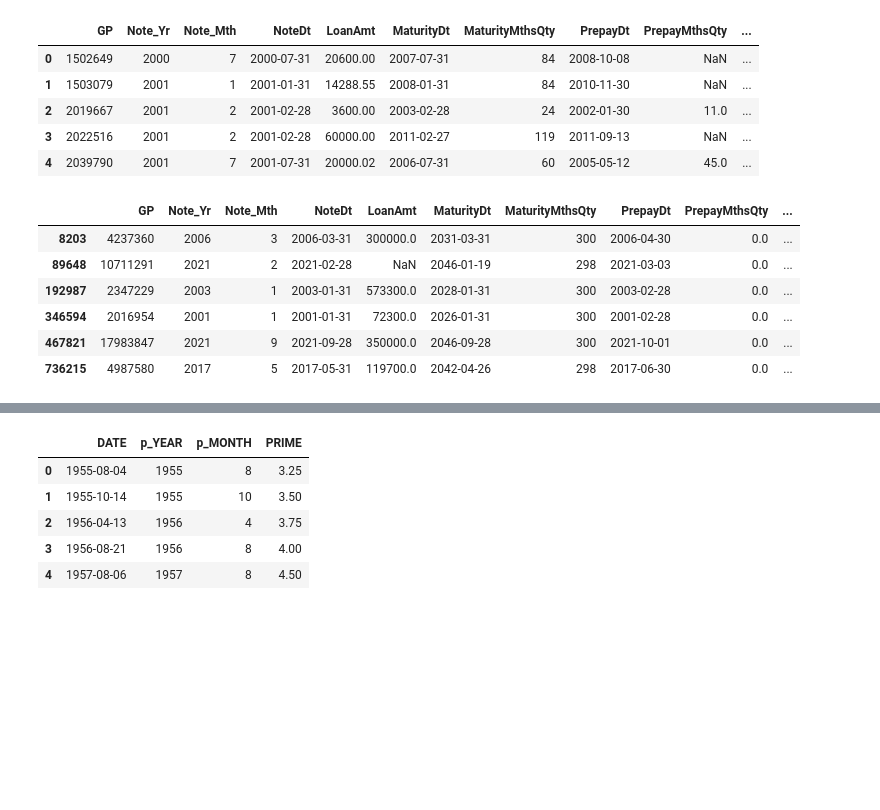
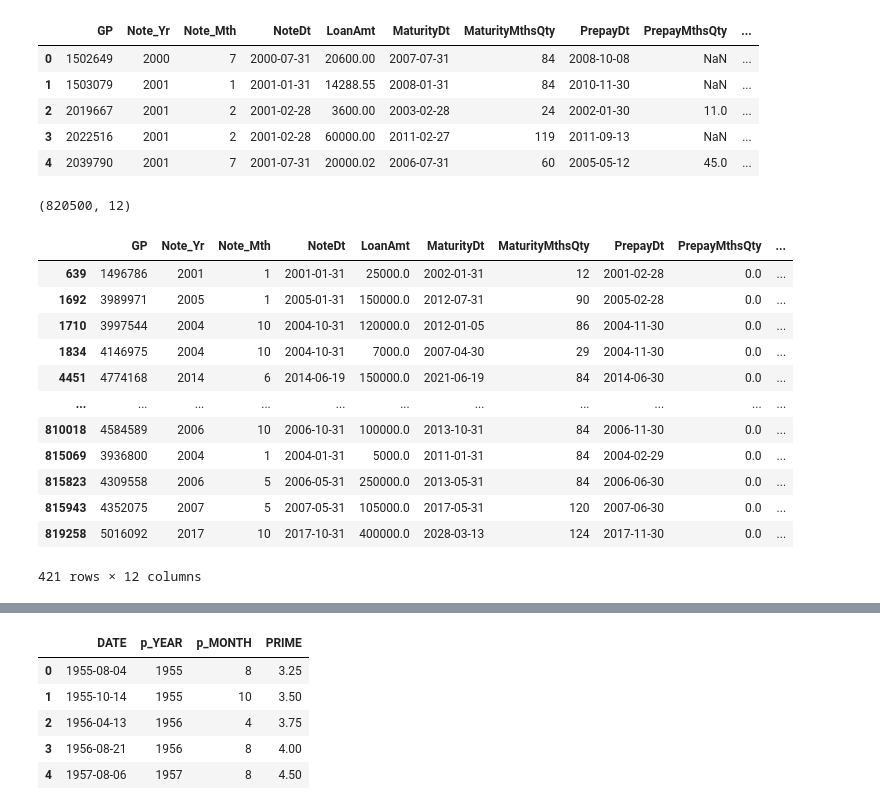
Before and after one commit to laramiedunlap/workstation_transfers, a Jupyter notebook: load_prime_table/prime.ipynb, the cells around one changed output, grey strips where cells are left out. Saved outputs shown, nothing was run; the diff lists cells and outputs as text; code cells hidden in the pictures; blank space fills up the shorter version.

```diff
--- a/load_prime_table/prime.ipynb
+++ b/load_prime_table/prime.ipynb
@@ -61,7 +61,7 @@ loan_df.head()
 # %%
 test_df = loan_df[loan_df['MatBucket']=='21+']
 # %%
-gp_checks = test_df[test_df['PrepayMthsQty']==0]['GP'].to_list()
+gp_checks = loan_df[loan_df['PrepayMthsQty']==0]['GP'].to_list()
 
 for gp in gp_checks:
     failed_gps = []
@@ -75,5 +75,9 @@ for gp in gp_checks:
     # case_2 --> where there is one zero but the loan is still outstanding
         if test_gp.tail(1)['TransactionBalanceAmt'].values[-1]>0:
         # action for case_2 --> go to table and change the PrepayDt column and PrepayMthsQty Column to Null
-            test_df.loc[test_df['GP']==gp,'PrepayMthsQty'] = np.nan
-            test_df.loc[test_df['GP']==gp,'PrepayDt'] = pd.NaT
+            loan_df.loc[loan_df['GP']==gp,'PrepayMthsQty'] = np.nan
+            loan_df.loc[loan_df['GP']==gp,'PrepayDt'] = pd.NaT
+# %%
+loan_df.shape
+# %% [output]
+(820500, 12)
@@ -80,13 +86,19 @@ for gp in gp_checks:
 # %%
-test_df[test_df['PrepayMthsQty']==0]
+loan_df[loan_df['PrepayMthsQty']==0]
 # %% [output]
 |  | GP | Note_Yr | Note_Mth | NoteDt | LoanAmt | MaturityDt | MaturityMthsQty | PrepayDt | PrepayMthsQty | ... |
-| 8203 | 4237360 | 2006 | 3 | 2006-03-31 | 300000.0 | 2031-03-31 | 300 | 2006-04-30 | 0.0 | ... |
-| 89648 | 10711291 | 2021 | 2 | 2021-02-28 | NaN | 2046-01-19 | 298 | 2021-03-03 | 0.0 | ... |
-| 192987 | 2347229 | 2003 | 1 | 2003-01-31 | 573300.0 | 2028-01-31 | 300 | 2003-02-28 | 0.0 | ... |
-| 346594 | 2016954 | 2001 | 1 | 2001-01-31 | 72300.0 | 2026-01-31 | 300 | 2001-02-28 | 0.0 | ... |
-| 467821 | 17983847 | 2021 | 9 | 2021-09-28 | 350000.0 | 2046-09-28 | 300 | 2021-10-01 | 0.0 | ... |
-| 736215 | 4987580 | 2017 | 5 | 2017-05-31 | 119700.0 | 2042-04-26 | 298 | 2017-06-30 | 0.0 | ... |
+| 639 | 1496786 | 2001 | 1 | 2001-01-31 | 25000.0 | 2002-01-31 | 12 | 2001-02-28 | 0.0 | ... |
+| 1692 | 3989971 | 2005 | 1 | 2005-01-31 | 150000.0 | 2012-07-31 | 90 | 2005-02-28 | 0.0 | ... |
+| 1710 | 3997544 | 2004 | 10 | 2004-10-31 | 120000.0 | 2012-01-05 | 86 | 2004-11-30 | 0.0 | ... |
+| 1834 | 4146975 | 2004 | 10 | 2004-10-31 | 7000.0 | 2007-04-30 | 29 | 2004-11-30 | 0.0 | ... |
+| 4451 | 4774168 | 2014 | 6 | 2014-06-19 | 150000.0 | 2021-06-19 | 84 | 2014-06-30 | 0.0 | ... |
+| ... | ... | ... | ... | ... | ... | ... | ... | ... | ... | ... |
+| 810018 | 4584589 | 2006 | 10 | 2006-10-31 | 100000.0 | 2013-10-31 | 84 | 2006-11-30 | 0.0 | ... |
+| 815069 | 3936800 | 2004 | 1 | 2004-01-31 | 5000.0 | 2011-01-31 | 84 | 2004-02-29 | 0.0 | ... |
+| 815823 | 4309558 | 2006 | 5 | 2006-05-31 | 250000.0 | 2013-05-31 | 84 | 2006-06-30 | 0.0 | ... |
+| 815943 | 4352075 | 2007 | 5 | 2007-05-31 | 105000.0 | 2017-05-31 | 120 | 2007-06-30 | 0.0 | ... |
+| 819258 | 5016092 | 2017 | 10 | 2017-10-31 | 400000.0 | 2028-03-13 | 124 | 2017-11-30 | 0.0 | ... |
+421 rows × 12 columns
 # %%
 def coalesce_least(row):
     a = row['PrepayMthsQty']
```
Also changed, not shown: parts of 16 cells of this notebook.
